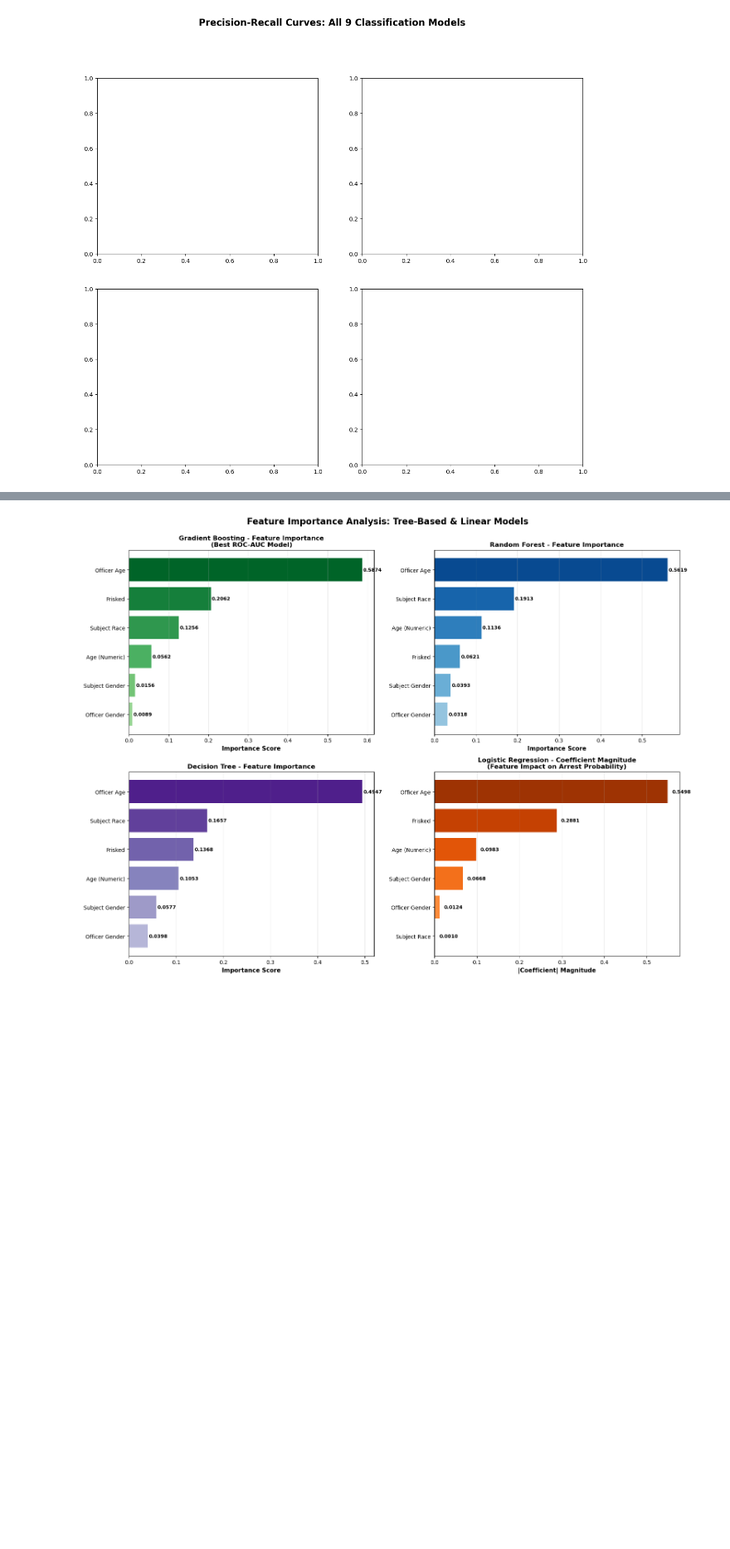
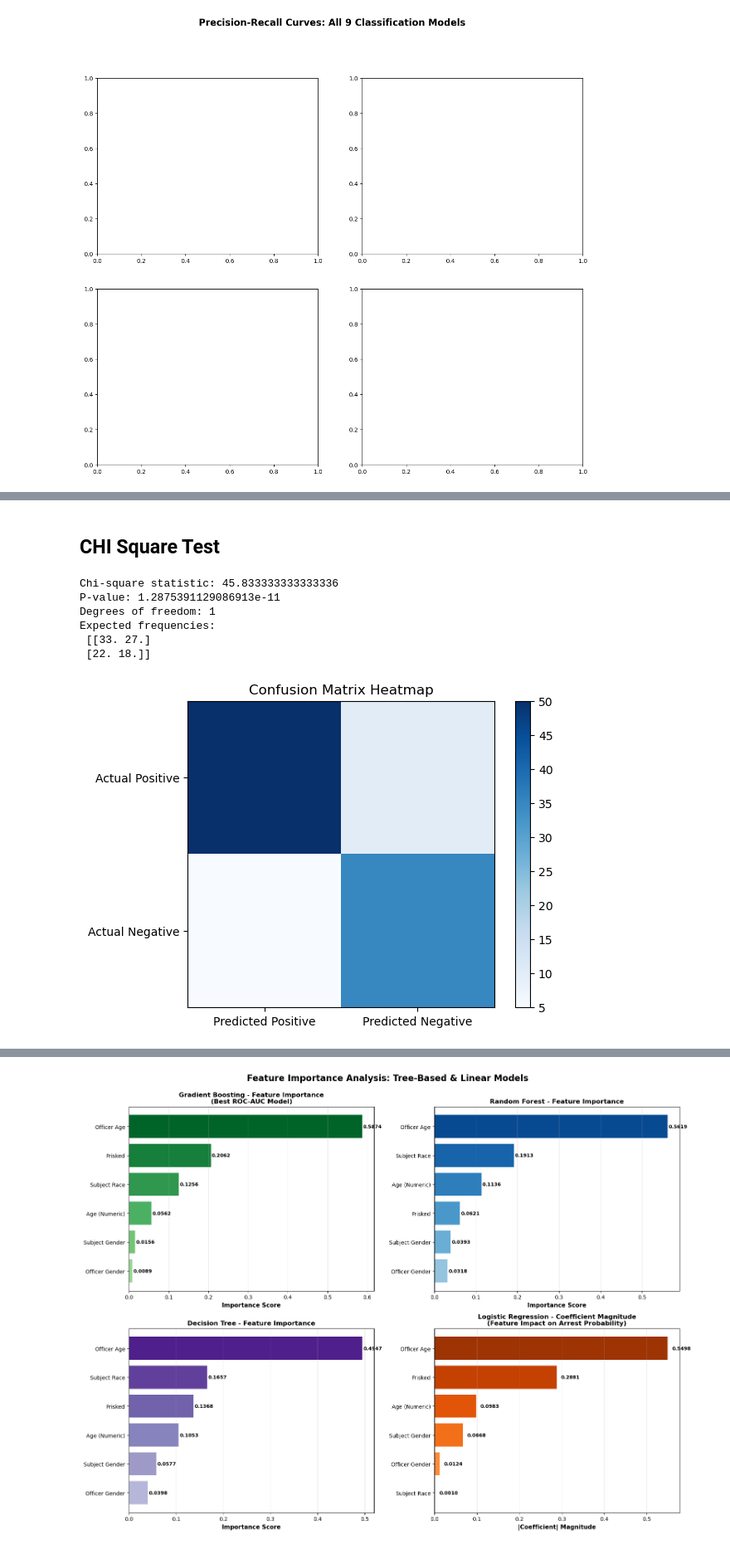
Before and after one commit to reronetfelan-lgtm/Phase3-Project, a Jupyter notebook: index.ipynb, the cells around one changed output, grey strips where cells are left out. Shown at 83% size. Cells and saved outputs as stored; diff of their text form; code cells hidden in the pictures; blank space fills up the shorter version.

```diff
--- a/index.ipynb
+++ b/index.ipynb
@@ -1516,0 +1550,32 @@ This cell requires ML models from cells 8-9. Run them first, then re-run this ce
+# %% [markdown]
+## CHI Square Test
+# %%
+from scipy.stats import chi2_contingency
+
+# 2x2 contingency table
+contingency_table = np.array([[tp, fp],
+                              [fn, tn]])
+
+# Chi-square test
+chi2, p_value, dof, expected = chi2_contingency(contingency_table)
+
+print(f"Chi-square statistic: {chi2}")
+print(f"P-value: {p_value}")
+print(f"Degrees of freedom: {dof}")
+print("Expected frequencies:\n", expected)
+
+# visualize the contingency table
+plt.imshow(contingency_table, cmap='Blues')
+plt.colorbar()
+plt.xticks([0,1], ['Predicted Positive', 'Predicted Negative'])
+plt.yticks([0,1], ['Actual Positive', 'Actual Negative'])
+plt.title('Confusion Matrix Heatmap')
+plt.show()
+# %% [output]
+Chi-square statistic: 45.833333333333336
+P-value: 1.2875391129086913e-11
+Degrees of freedom: 1
+Expected frequencies:
+ [[33. 27.]
+ [22. 18.]]
+[figure, added]
```
Also changed, not shown: parts of 8 cells of this notebook, 1 other file.
